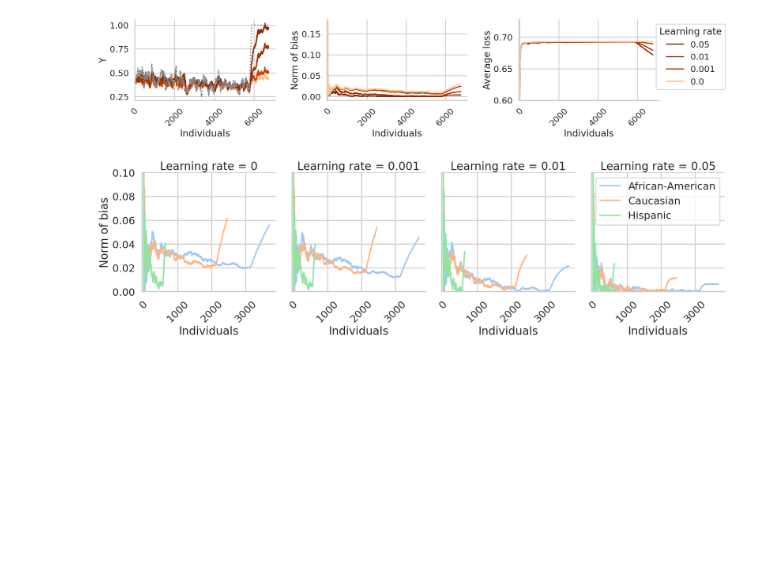
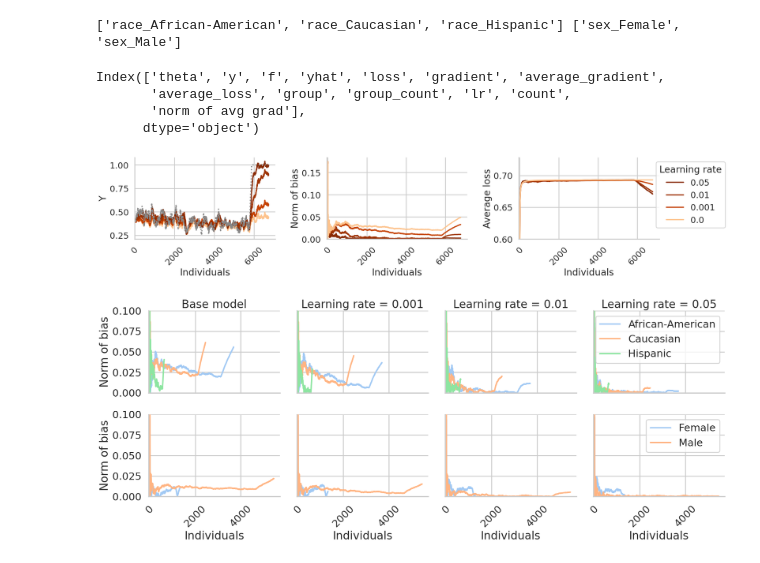
Before and after one commit to aangelopoulos/gradient-equilibrium, a Jupyter notebook: compas/multigroup.ipynb, the cells around one changed output. Cells and saved outputs as stored; diff of their text form; code cells hidden in the pictures; blank space fills up the shorter version.

Commit message:
[finalize plot layout]

```diff
--- a/compas/multigroup.ipynb
+++ b/compas/multigroup.ipynb
@@ -98,15 +107,22 @@ df = df.sort_values(by='compas_screening_date')
 # Prepare tensors
 y = torch.tensor(df.is_recid.to_numpy()).float()
 yhat = torch.tensor(df.phat.to_numpy()).float()
-dummy_df = pd.get_dummies(df.race)
+categorical_cols = ["race", "sex"]
+dummy_df = pd.get_dummies(df[categorical_cols])
 x = torch.tensor(dummy_df.values).float()
 order = dummy_df.columns.values.tolist()
+race_order = order[:-2]
+sex_order = order[-2:]
 lrs = [0, 0.001, 0.01, 0.05]
+# %%
+print(race_order, sex_order)
+# %% [output]
+['race_African-American', 'race_Caucasian', 'race_Hispanic'] ['sex_Female', 'sex_Male']
 # %%
 results = []
 
 for lr in tqdm(lrs, desc="Training models"):
-    result_df = train_model(lr, x, y, yhat, order)
+    result_df = train_model(lr, x, y, yhat, race_order, sex_order)
     results.append(result_df)
 
 # Combine results
@@ -116,6 +132,13 @@ combined_df['norm of avg grad'] = combined_df['average_gradient'].apply(np.linal
 # Save results
 os.makedirs('.cache/', exist_ok=True)
 combined_df.to_pickle('.cache/multigroup.pkl')
+# %%
+combined_df.columns
+# %% [output]
+Index(['theta', 'y', 'f', 'yhat', 'loss', 'gradient', 'average_gradient',
+       'average_loss', 'group', 'group_count', 'lr', 'count',
+       'norm of avg grad'],
+      dtype='object')
 # %%
 # Set styling
 sns.set_style("whitegrid")
@@ -189,48 +212,59 @@ axs[2].set_ylim([0.6,None])
 axs[2].legend(loc="upper right", bbox_to_anchor=(1.5,1), title='Learning rate')
 
 for ax in axs:
     ax.set_xlabel("Individuals")
     for tick in ax.get_xticklabels():
         tick.set_rotation(45)
 axs[0].set_xlim([0,None])
 axs[1].set_xlim([-50,None]) # For rendering purposes, the line doesn't appear otherwise
 axs[2].set_xlim([-50,None])
+axs[1].set_ylim([0,None])
 sns.despine(top=True, right=True)
 plt.tight_layout()
 plt.savefig('plots/multigroup/series.pdf', bbox_inches="tight")
 plt.show()
 
-# Plot 2: Bias Analysis (unchanged)
-fig, axs = plt.subplots(nrows=1, ncols=4, figsize=(20, 6),
+# Plot 2: Bias Analysis
+fig, axs = plt.subplots(nrows=2, ncols=4, figsize=(20, 8),
                        sharey=True, sharex=True)
-axs = axs.flatten()
 
 for i, lr in enumerate(lrs):
     df_subset = combined_df[combined_df.lr == lr]
-    for race_group in order:
-        race_data = df_subset[df_subset.race == race_group]
-        gradients = np.array(race_data.gradient.to_list())
+    for race in race_order:
+        group_data = df_subset[df_subset.race == race]
+        gradients = np.array(group_data.gradient.to_list())
         time = np.arange(len(gradients))+1
         average_gradient = gradients.cumsum(axis=0)/time[:,None]
+        sns.lineplot(ax=axs[0,i], x=time, y=np.abs(average_gradient[:,race_order.index(race)]),
+                    label=race.split("_")[-1], estimator=None, n_boot=0)
+        if (i != 3):
+            axs[0,i].get_legend().remove()
+    for sex in sex_order:
+        group_data = df_subset[df_subset.sex == sex]
+        gradients = np.array(group_data.gradient.to_list())
+        time = np.arange(len(gradients))+1
+        average_gradient = gradients.cumsum(axis=0)/time[:,None]
+        sns.lineplot(ax=axs[1,i], x=time, y=np.abs(average_gradient[:,sex_order.index(sex)]),
+                    label=sex.split("_")[-1], estimator=None, n_boot=0)
+        if (i != 3):
+            axs[1,i].get_legend().remove()
 
-        sns.lineplot(ax=axs[i], x=time, y=np.abs(average_gradient[:,order.index(race_group)]),
-                    label=race_group, estimator=None, n_boot=0)
-        if (i != 3):
-            axs[i].get_legend().remove()
-
-    axs[i].set_title(f'Learning rate = {lr}')
-    axs[i].set_xlabel("Individuals")
-    if i % 2 == 0:
-        axs[i].set_ylabel("Norm of bias")
-    for tick in axs[i].get_xticklabels():
+    if i > 0:
+        axs[0,i].set_title(f'Learning rate = {lr}')
+    else:
+        axs[0,0].set_title("Base model")
+    axs[-1,i].set_xlabel("Individuals")
+    axs[0,0].set_ylabel("Norm of bias")
+    axs[1,0].set_ylabel("Norm of bias")
+    for tick in axs[1,i].get_xticklabels():
         tick.set_rotation(45)
 
 plt.ylim([0, 0.1])
 plt.xlim([-50,None])
 sns.despine(top=True, right=True)
 plt.tight_layout()
 plt.savefig('plots/multigroup/bias.pdf', bbox_inches="tight")
 plt.show()
 # %% [output]
-[figure, old version]
+[figure, new version]
-[figure, old version]
+[figure, new version]
```
Also changed, not shown: parts of 1 cell of this notebook, 6 other files.
